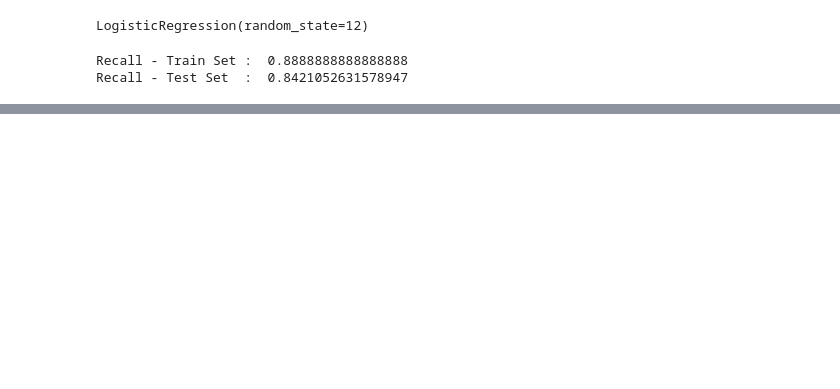
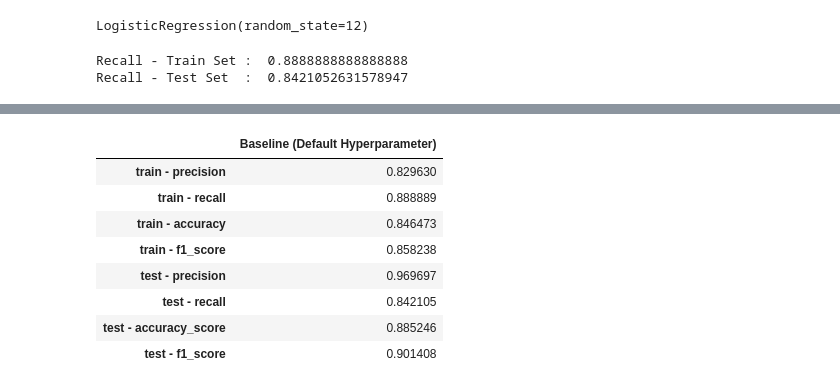
Before and after one commit to asanmaulana/kumpulan_ngc, a Jupyter notebook: h8dsft_ngc_ml_w2_asan.ipynb, the cells around one changed output, grey strips where cells are left out. Cells and saved outputs as stored; diff of their text form; code cells hidden in the pictures; blank space fills up the shorter version.

```diff
--- a/h8dsft_ngc_ml_w2_asan.ipynb
+++ b/h8dsft_ngc_ml_w2_asan.ipynb
@@ -711,0 +742,28 @@ NameError: name 'classification_report' is not defined
+# %%
+all_reports = {}
+def performance_report(all_reports, y_train, y_pred_train, y_test, y_pred_test, name):
+  score_reports = {
+      'train - precision' : precision_score(y_train, y_pred_train),
+      'train - recall' : recall_score(y_train, y_pred_train),
+      'train - accuracy' : accuracy_score(y_train, y_pred_train),
+      'train - f1_score' : f1_score(y_train, y_pred_train),
+      'test - precision' : precision_score(y_test, y_pred_test),
+      'test - recall' : recall_score(y_test, y_pred_test),
+      'test - accuracy_score' : accuracy_score(y_test, y_pred_test),
+      'test - f1_score' : f1_score(y_test, y_pred_test),
+  }
+  all_reports[name] = score_reports
+  return all_reports
+
+all_reports = performance_report(all_reports, y_train, y_train_pred, y_test, y_pred_test, 'Baseline (Default Hyperparameter)')
+pd.DataFrame(all_reports)
+# %% [output]
+|  | Baseline (Default Hyperparameter) |
+| train - precision | 0.829630 |
+| train - recall | 0.888889 |
+| train - accuracy | 0.846473 |
+| train - f1_score | 0.858238 |
+| test - precision | 0.969697 |
+| test - recall | 0.842105 |
+| test - accuracy_score | 0.885246 |
+| test - f1_score | 0.901408 |
```
Also changed, not shown: parts of 7 cells of this notebook.
